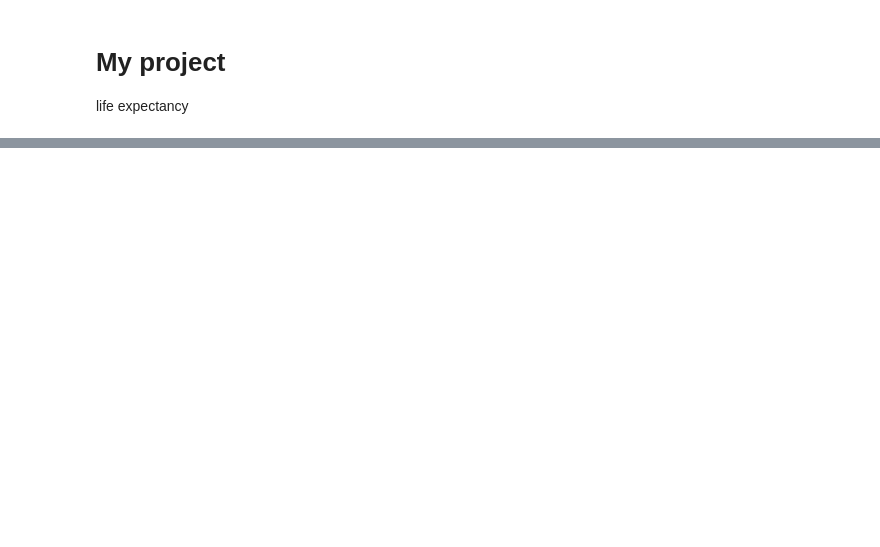
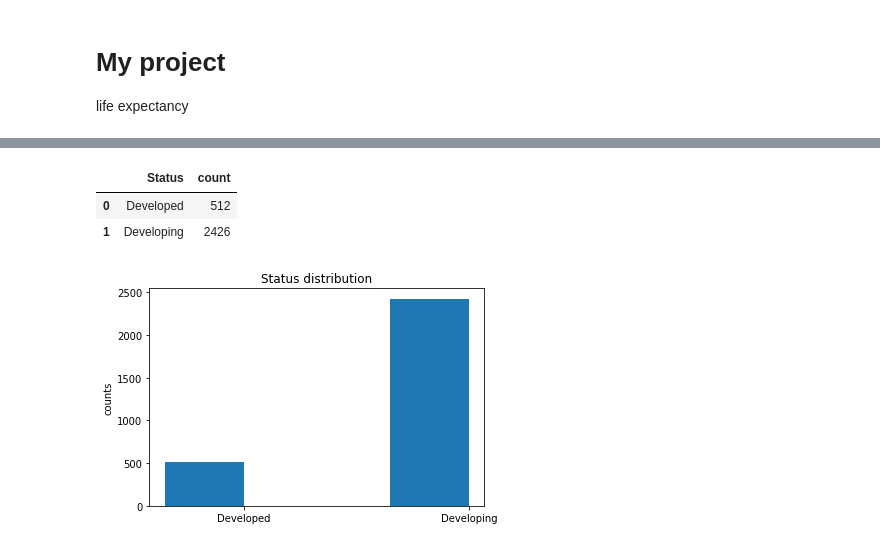
Before and after one commit to Ethan999/722_i4_BDAS, a Jupyter notebook: life_expectancy.ipynb, the cells around one changed output, grey strips where cells are left out. Cells and saved outputs as stored; diff of their text form; code cells hidden in the pictures; blank space fills up the shorter version.

```diff
--- a/life_expectancy.ipynb
+++ b/life_expectancy.ipynb
@@ -31,0 +66,18 @@ dataSet.columns
+# %%
+responses = dataSet.groupBy('Status').count().collect()
+categories = [i[0] for i in responses]
+counts = [i[1] for i in responses]
+
+ind = np.array(range(len(categories)))
+width = 0.35
+plt.bar(ind, counts, width=width)
+
+plt.ylabel('counts')
+plt.title('Status distribution')
+plt.xticks(ind + width/2., categories)
+dataSet.groupby('Status').count().toPandas()
+# %% [output]
+|  | Status | count |
+| 0 | Developed | 512 |
+| 1 | Developing | 2426 |
+[figure, added]
```
Also changed, not shown: parts of 15 cells of this notebook, 1 other file.
